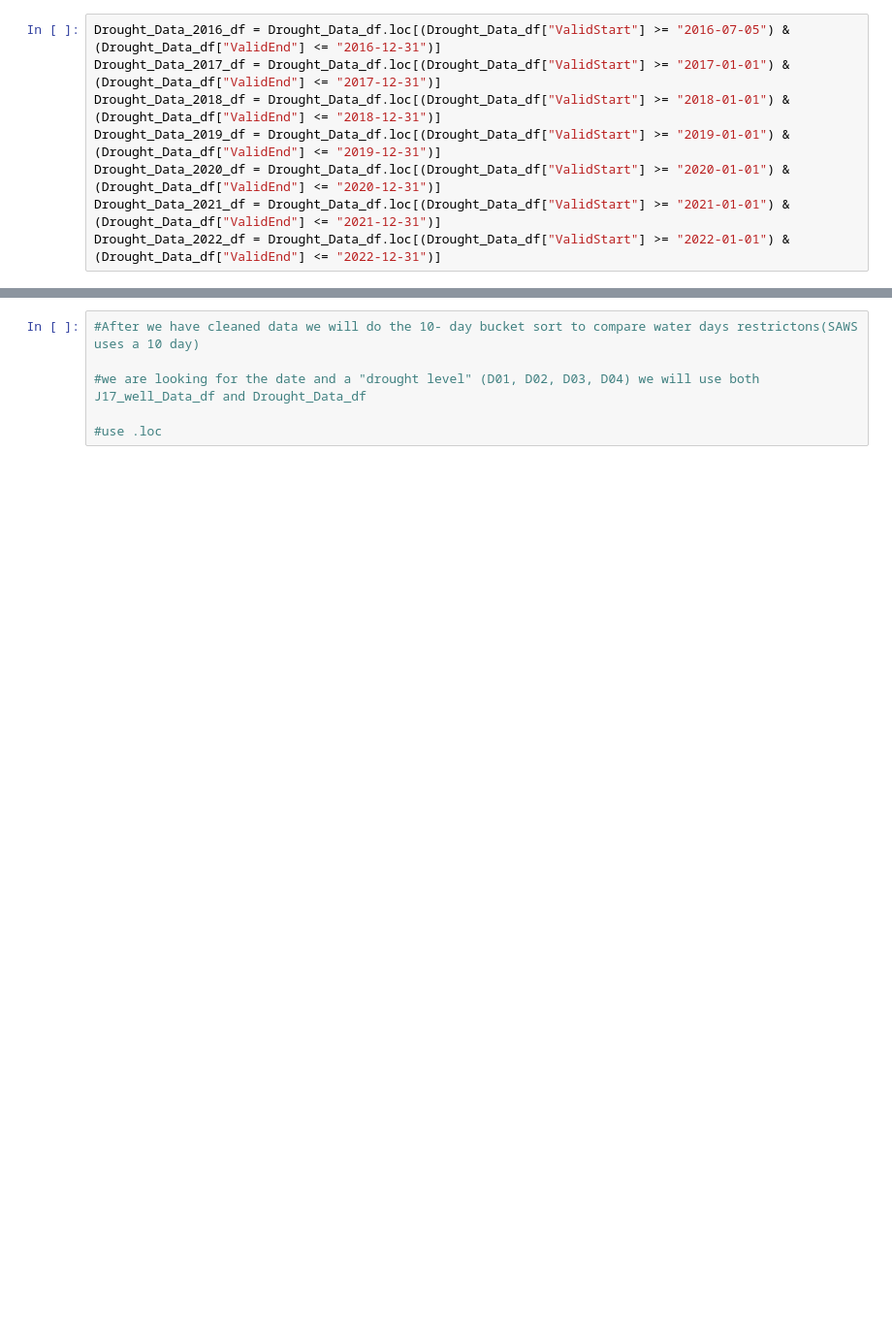
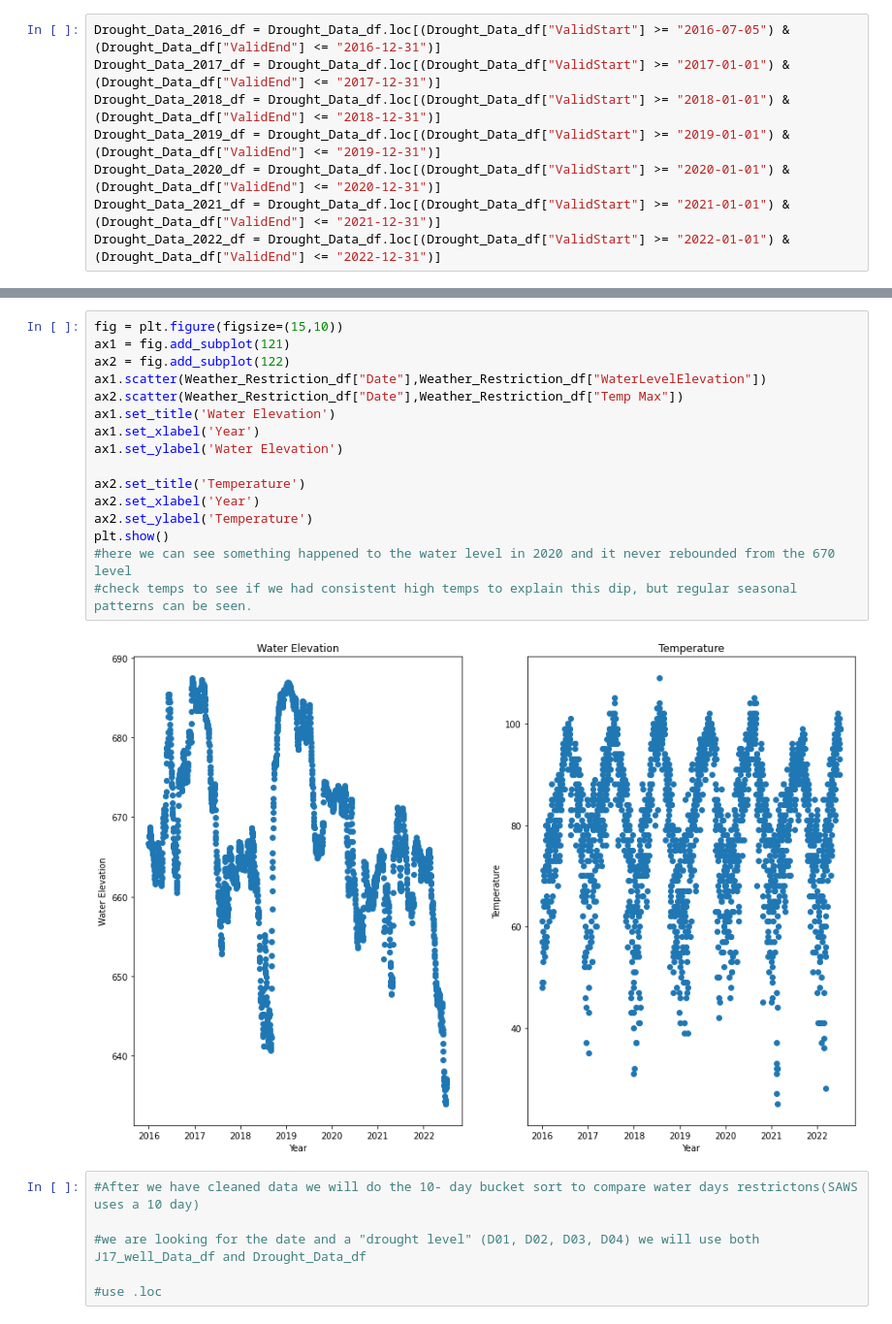
Before and after one commit to Shwetbaba/A-Review-of-the-Effectiveness-of-the-San-Antonio-Water-System-SAWS-Water-Restrictions-Policies, a Jupyter notebook: Group Project-1 Master Code.ipynb, the cells around one changed output, grey strips where cells are left out. Shown at 97% size. Cells and saved outputs as stored; diff of their text form; blank space fills up the shorter version.

```diff
--- a/Group Project-1 Master Code.ipynb
+++ b/Group Project-1 Master Code.ipynb
@@ -210,3 +236,21 @@ Drought_Data_2016_df
+# %%
+fig = plt.figure(figsize=(15,10))
+ax1 = fig.add_subplot(121)
+ax2 = fig.add_subplot(122)
+ax1.scatter(Weather_Restriction_df["Date"],Weather_Restriction_df["WaterLevelElevation"])
+ax2.scatter(Weather_Restriction_df["Date"],Weather_Restriction_df["Temp Max"])
+ax1.set_title('Water Elevation')
+ax1.set_xlabel('Year')
+ax1.set_ylabel('Water Elevation')
+
+ax2.set_title('Temperature')
+ax2.set_xlabel('Year')
+ax2.set_ylabel('Temperature')
+plt.show()
+#here we can see something happened to the water level in 2020 and it never rebounded from the 670 level
+#check temps to see if we had consistent high temps to explain this dip, but regular seasonal patterns can be seen.
+# %% [output]
+[figure, added]
 # %%
 #After we have cleaned data we will do the 10- day bucket sort to compare water days restrictons(SAWS uses a 10 day)
 
```
Also changed, not shown: parts of 4 cells of this notebook.
